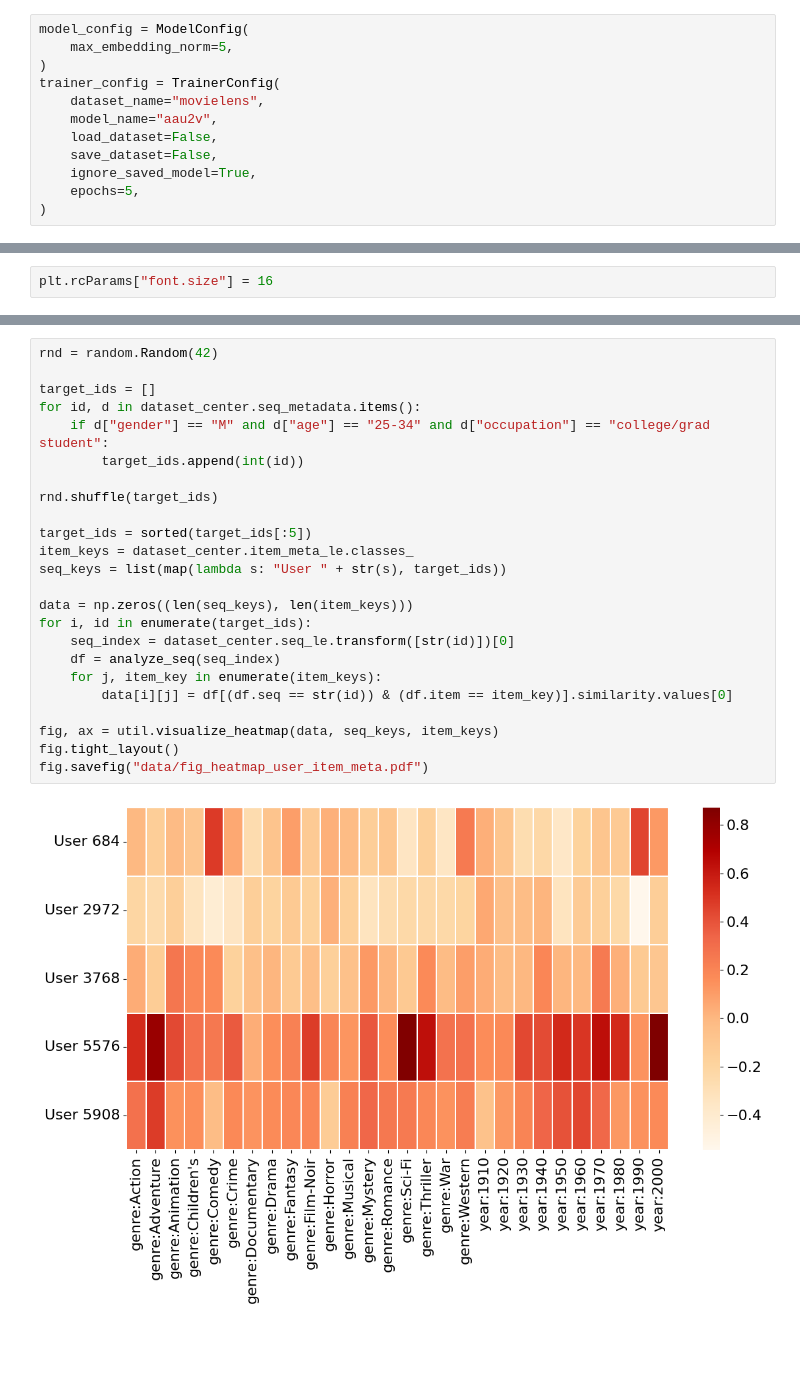
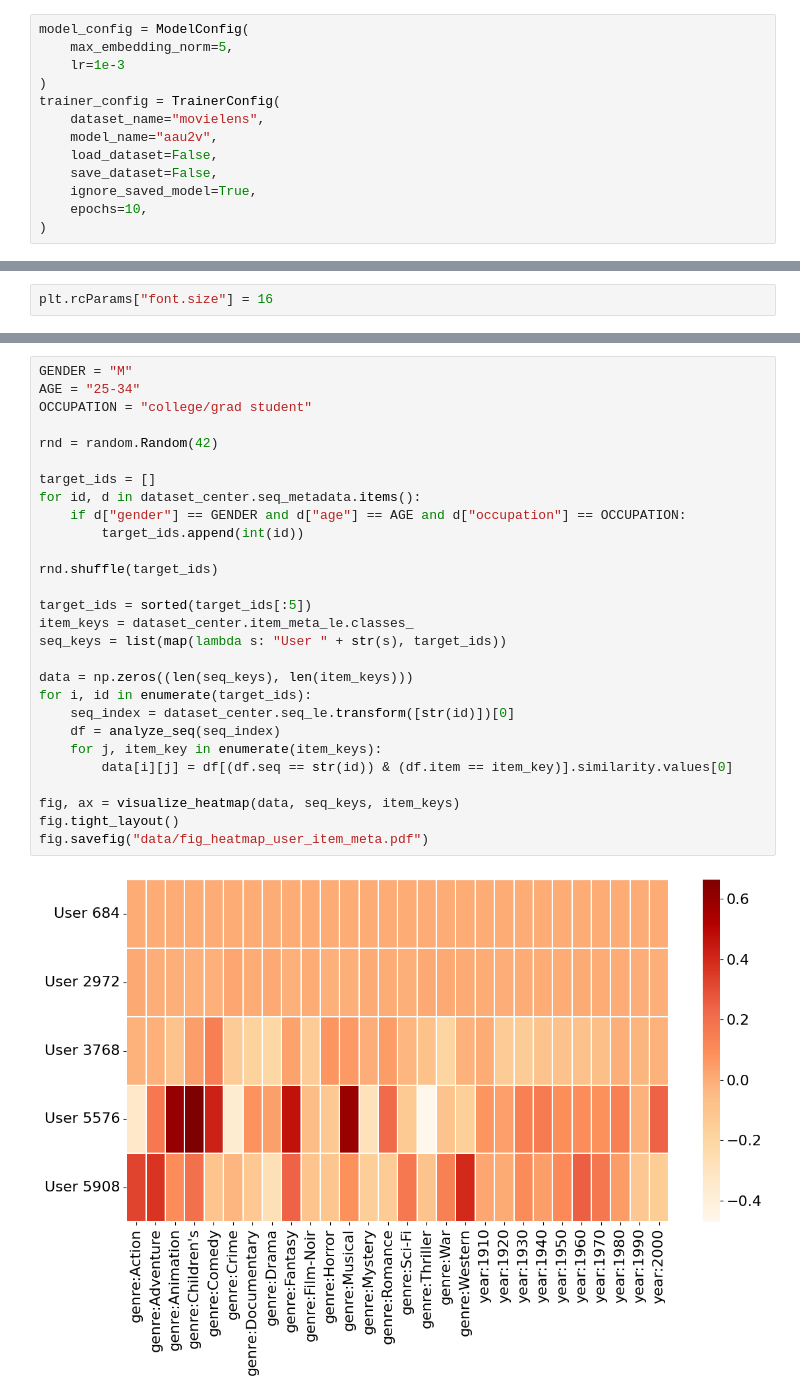
Before and after one commit to tishii2479/aau2v, a Jupyter notebook: notebooks/visualize_meta_matrix_movielens.ipynb, the cells around one changed output, grey strips where cells are left out. Saved outputs shown, nothing was run; the diff lists cells and outputs as text; blank space fills up the shorter version.

```diff
--- a/notebooks/visualize_meta_matrix_movielens.ipynb
+++ b/notebooks/visualize_meta_matrix_movielens.ipynb
@@ -16,6 +16,7 @@ from aau2v import util
 # %%
 model_config = ModelConfig(
     max_embedding_norm=5,
+    lr=1e-3
 )
 trainer_config = TrainerConfig(
     dataset_name="movielens",
@@ -23,7 +24,7 @@ trainer_config = TrainerConfig(
     load_dataset=False,
     save_dataset=False,
     ignore_saved_model=True,
-    epochs=5,
+    epochs=10,
 )
 # %%
 dataset_center = load_dataset_center(
@@ -236,27 +231,31 @@ for seq_meta_name in [
 # %%
+GENDER = "M"
+AGE = "25-34"
+OCCUPATION = "college/grad student"
+
 rnd = random.Random(42)
 
 target_ids = []
 for id, d in dataset_center.seq_metadata.items():
-    if d["gender"] == "M" and d["age"] == "25-34" and d["occupation"] == "college/grad student":
+    if d["gender"] == GENDER and d["age"] == AGE and d["occupation"] == OCCUPATION:
         target_ids.append(int(id))
 
 rnd.shuffle(target_ids)
 
 target_ids = sorted(target_ids[:5])
 item_keys = dataset_center.item_meta_le.classes_
 seq_keys = list(map(lambda s: "User " + str(s), target_ids))
 
 data = np.zeros((len(seq_keys), len(item_keys)))
 for i, id in enumerate(target_ids):
     seq_index = dataset_center.seq_le.transform([str(id)])[0]
     df = analyze_seq(seq_index)
     for j, item_key in enumerate(item_keys):
         data[i][j] = df[(df.seq == str(id)) & (df.item == item_key)].similarity.values[0]
 
-fig, ax = util.visualize_heatmap(data, seq_keys, item_keys)
+fig, ax = visualize_heatmap(data, seq_keys, item_keys)
 fig.tight_layout()
 fig.savefig("data/fig_heatmap_user_item_meta.pdf")
 # %% [output]
-[figure, old version]
+[figure, new version]
 # %%
```
Also changed, not shown: parts of 3 cells of this notebook, 4 other files.
